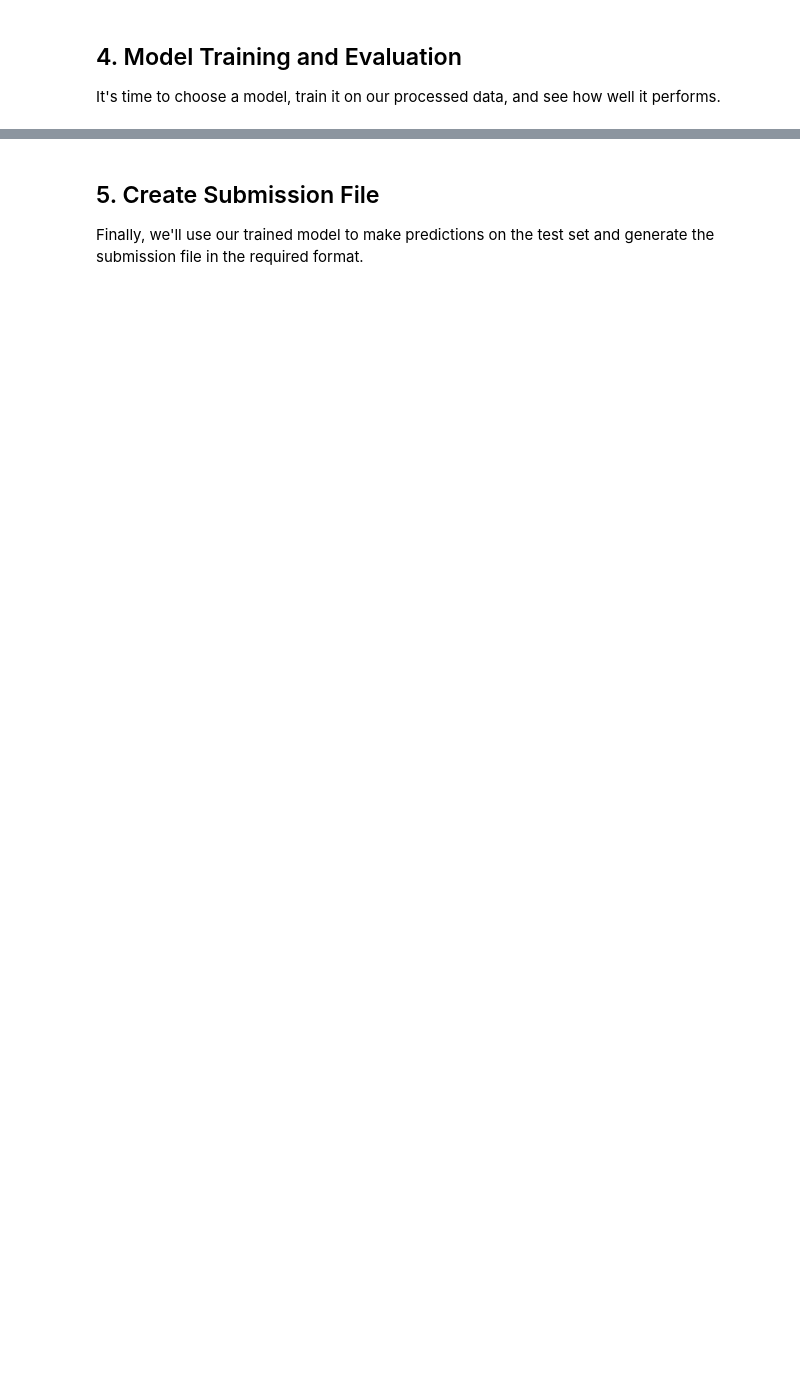
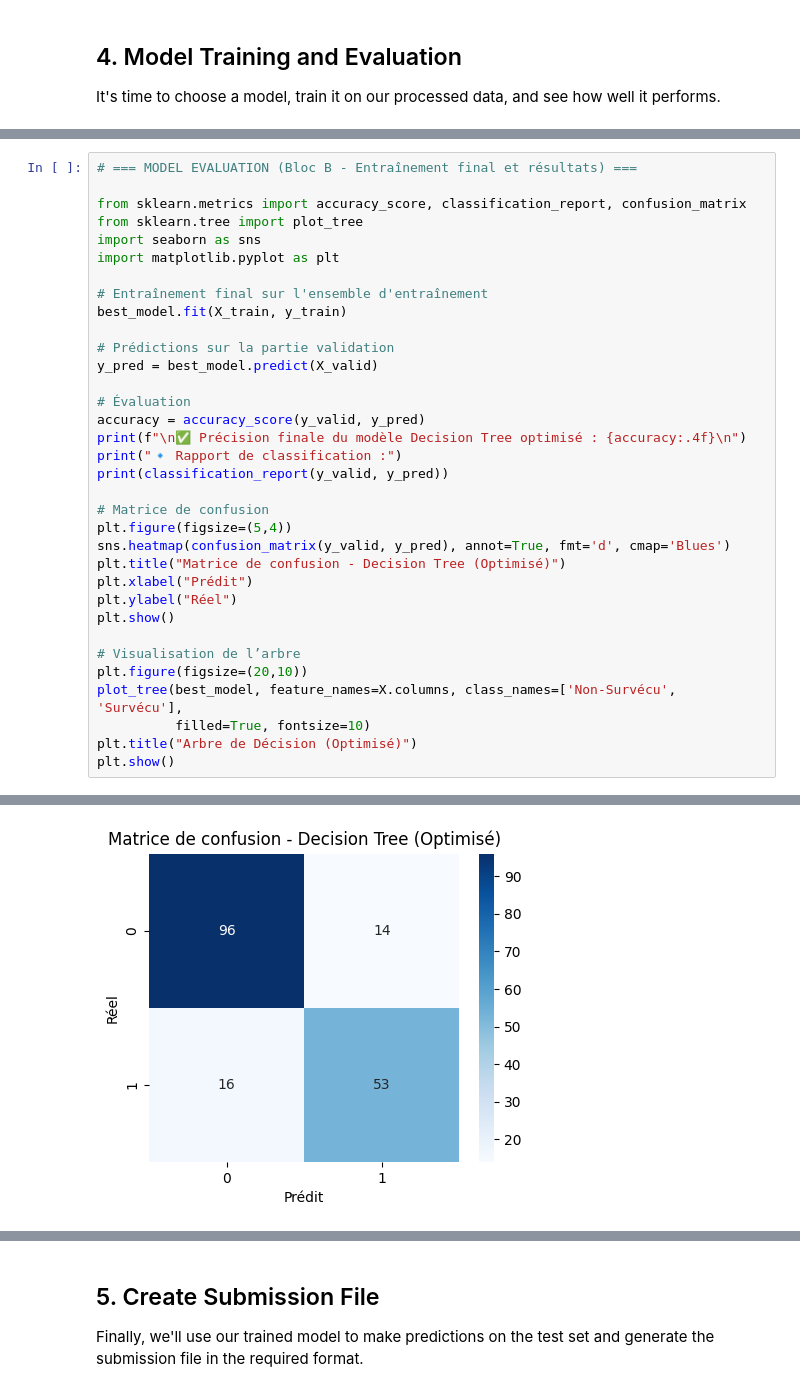
Before and after one commit to RonaldDonfack/Bole, a Jupyter notebook: titanic_analysis_nathan.ipynb, the cells around one changed output, grey strips where cells are left out. Cells and saved outputs as stored; diff of their text form; blank space fills up the shorter version.

```diff
--- a/titanic_analysis_nathan.ipynb
+++ b/titanic_analysis_nathan.ipynb
@@ -65,0 +266,35 @@ It's time to choose a model, train it on our processed data, and see how well it
+# %%
+# === MODEL EVALUATION (Bloc B - Entraînement final et résultats) ===
+
+from sklearn.metrics import accuracy_score, classification_report, confusion_matrix
+from sklearn.tree import plot_tree
+import seaborn as sns
+import matplotlib.pyplot as plt
+
+# Entraînement final sur l'ensemble d'entraînement
+best_model.fit(X_train, y_train)
+
+# Prédictions sur la partie validation
+y_pred = best_model.predict(X_valid)
+
+# Évaluation
+accuracy = accuracy_score(y_valid, y_pred)
+print(f"\n✅ Précision finale du modèle Decision Tree optimisé : {accuracy:.4f}\n")
+print("🔹 Rapport de classification :")
+print(classification_report(y_valid, y_pred))
+
+# Matrice de confusion
+plt.figure(figsize=(5,4))
+sns.heatmap(confusion_matrix(y_valid, y_pred), annot=True, fmt='d', cmap='Blues')
+plt.title("Matrice de confusion - Decision Tree (Optimisé)")
+plt.xlabel("Prédit")
+plt.ylabel("Réel")
+plt.show()
+
+# Visualisation de l’arbre
+plt.figure(figsize=(20,10))
+plot_tree(best_model, feature_names=X.columns, class_names=['Non-Survécu', 'Survécu'],
+          filled=True, fontsize=10)
+plt.title("Arbre de Décision (Optimisé)")
+plt.show()
+# %% [output]
@@ -65,0 +312 @@ It's time to choose a model, train it on our processed data, and see how well it
+[figure, added]
```
Also changed, not shown: parts of 8 cells of this notebook.
